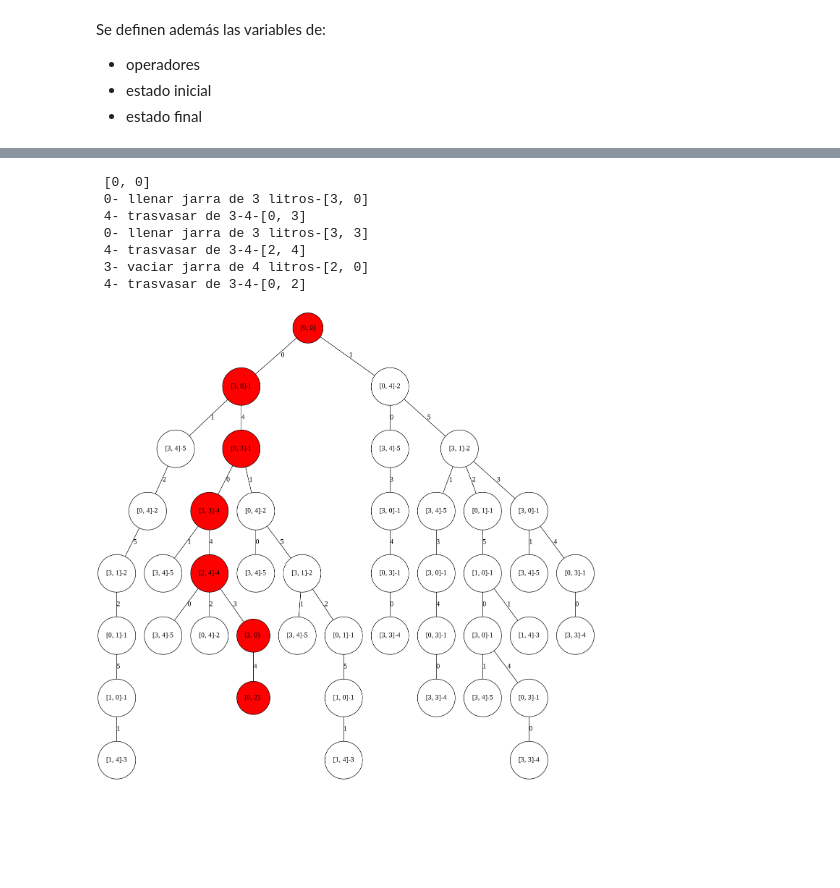
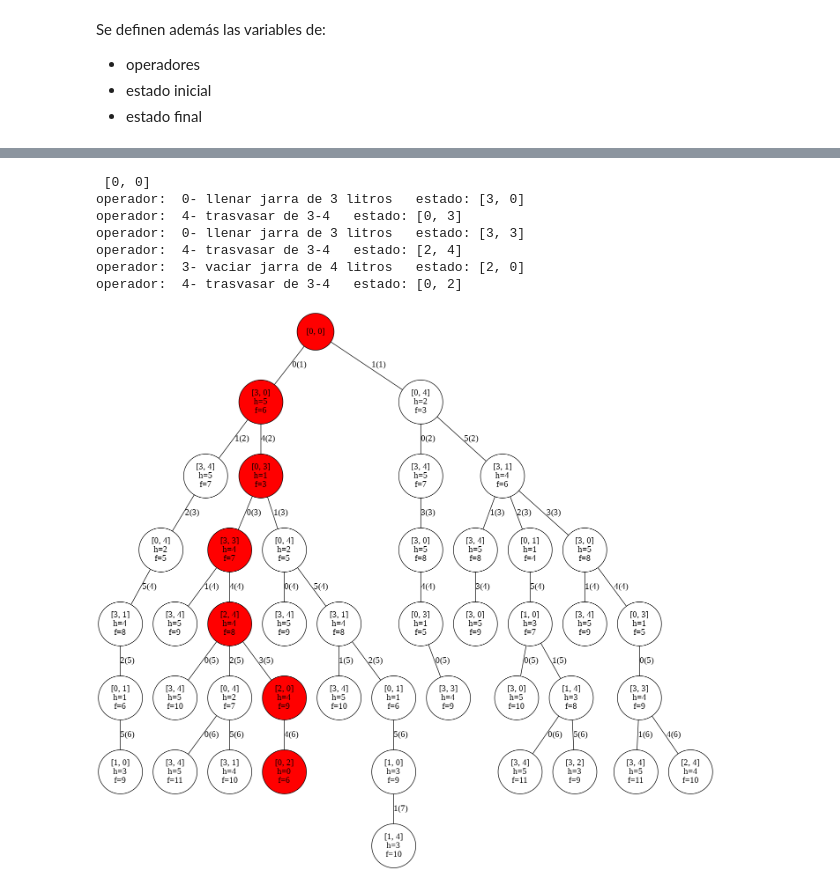
Before and after one commit to ibonetc/Inteligencia_Artificial, a Jupyter notebook: AI_Search.ipynb, the cells around one changed output, grey strips where cells are left out. Cells and saved outputs as stored; diff of their text form; code cells hidden in the pictures; blank space fills up the shorter version.

```diff
--- a/AI_Search.ipynb
+++ b/AI_Search.ipynb
@@ -166,7 +174,7 @@ def bestFirst(root, startState, endState):
 # %% [markdown]
 ## Búsqueda A* (basado en costo y heurística)
 # %%
-def aAster(root, startState, endState):
+def aAsterisk(root, startState, endState):
     pq=queue.PriorityQueue()
     pq.put((root.f(),root))
     while not pq.empty():
@@ -275,10 +298,9 @@ class Jarra(Node):
 
   def heuristic(self):
     r1=abs(objective.state[0]-self.state[0])+abs(objective.state[1]-self.state[1])
-    r2=abs(objective.state[0]-self.state[1])+abs(objective.state[1]-self.state[0])
-    return min(r2,r1)
+    return r1
 
-  #Costo acumulativo(valor 1)
+  #Costo acumulativo(valor 1 en cada nivel)
   def cost(self):
     return self.level
 # %% [markdown]
@@ -352,17 +385,17 @@ display(tree_image)
 # %%
 jarra=Jarra(value="inicio",state=initState,operators=operators)
-(tree, objective)=aAster(jarra,initState,endState)
+(tree, objective)=aAsterisk(jarra,initState,endState)
 path=objective.pathObjective()
 objective.printPath()
 graph=draw(tree, path)
-tree_image = Image(graph.create_png(), width=500, height=600)
+tree_image = Image(graph.create_png(), width=800, height=700)
 display(tree_image)
 # %% [output]
  [0, 0]
- 0- llenar jarra de 3 litros-[3, 0]
- 4- trasvasar de 3-4-[0, 3]
- 0- llenar jarra de 3 litros-[3, 3]
- 4- trasvasar de 3-4-[2, 4]
- 3- vaciar jarra de 4 litros-[2, 0]
- 4- trasvasar de 3-4-[0, 2]
+operador:  0- llenar jarra de 3 litros   estado: [3, 0]
+operador:  4- trasvasar de 3-4   estado: [0, 3]
+operador:  0- llenar jarra de 3 litros   estado: [3, 3]
+operador:  4- trasvasar de 3-4   estado: [2, 4]
+operador:  3- vaciar jarra de 4 litros   estado: [2, 0]
+operador:  4- trasvasar de 3-4   estado: [0, 2]
-[figure, old version]
+[figure, new version]
```
Also changed, not shown: parts of 35 cells of this notebook.
